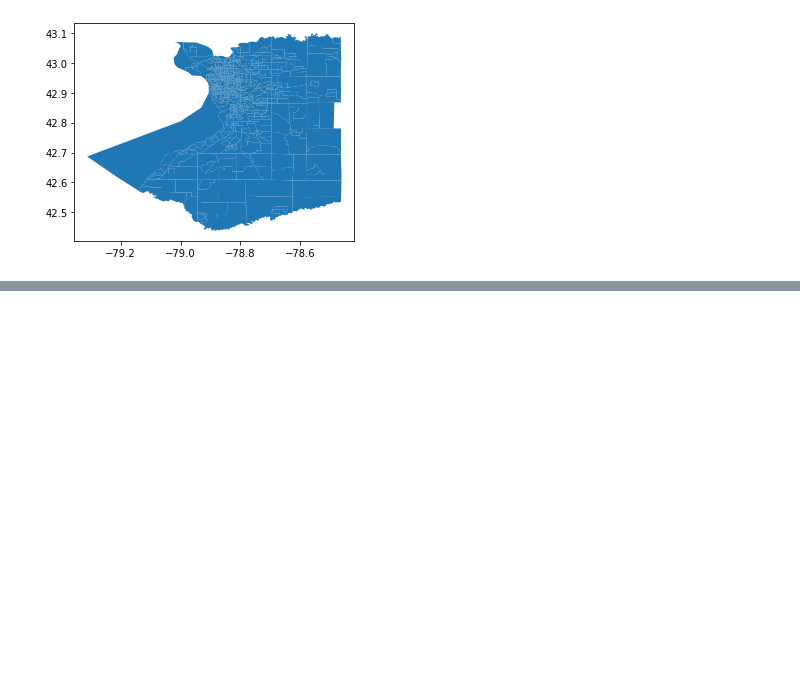
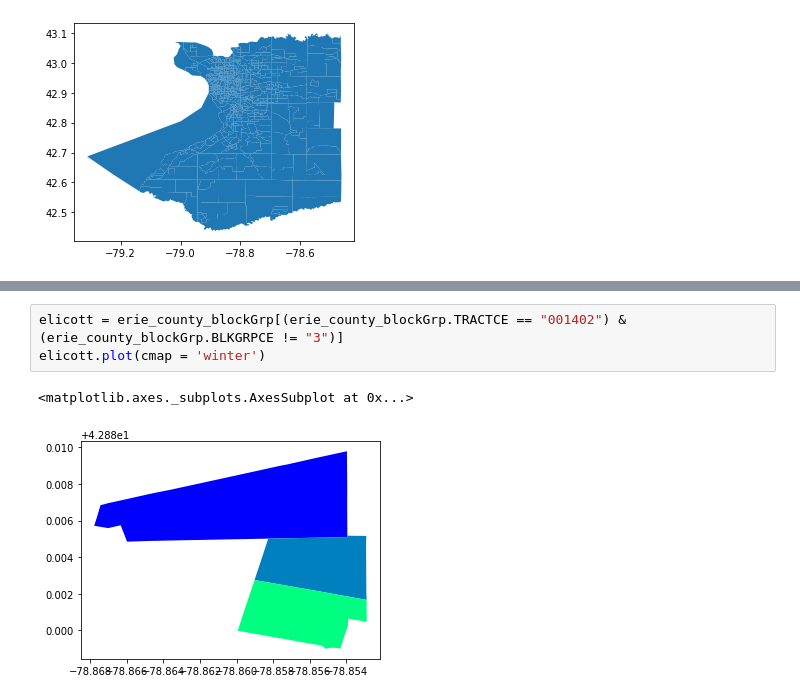
Before and after one commit to gentrification-ub/Data_from_UScensus, a Jupyter notebook: plot.ipynb, the cells around one changed output, grey strips where cells are left out. Cells and saved outputs as stored; diff of their text form; blank space fills up the shorter version.

```diff
--- a/plot.ipynb
+++ b/plot.ipynb
@@ -36,0 +37,6 @@ UB_GENTRIFICATION_BLOCKS
+# %%
+elicott = erie_county_blockGrp[(erie_county_blockGrp.TRACTCE == "001402") & (erie_county_blockGrp.BLKGRPCE != "3")]
+elicott.plot(cmap = 'winter')
+# %% [output]
+<matplotlib.axes._subplots.AxesSubplot at 0x...>
+[figure, added]
```
Also changed, not shown: parts of 4 cells of this notebook, 1 other file.
